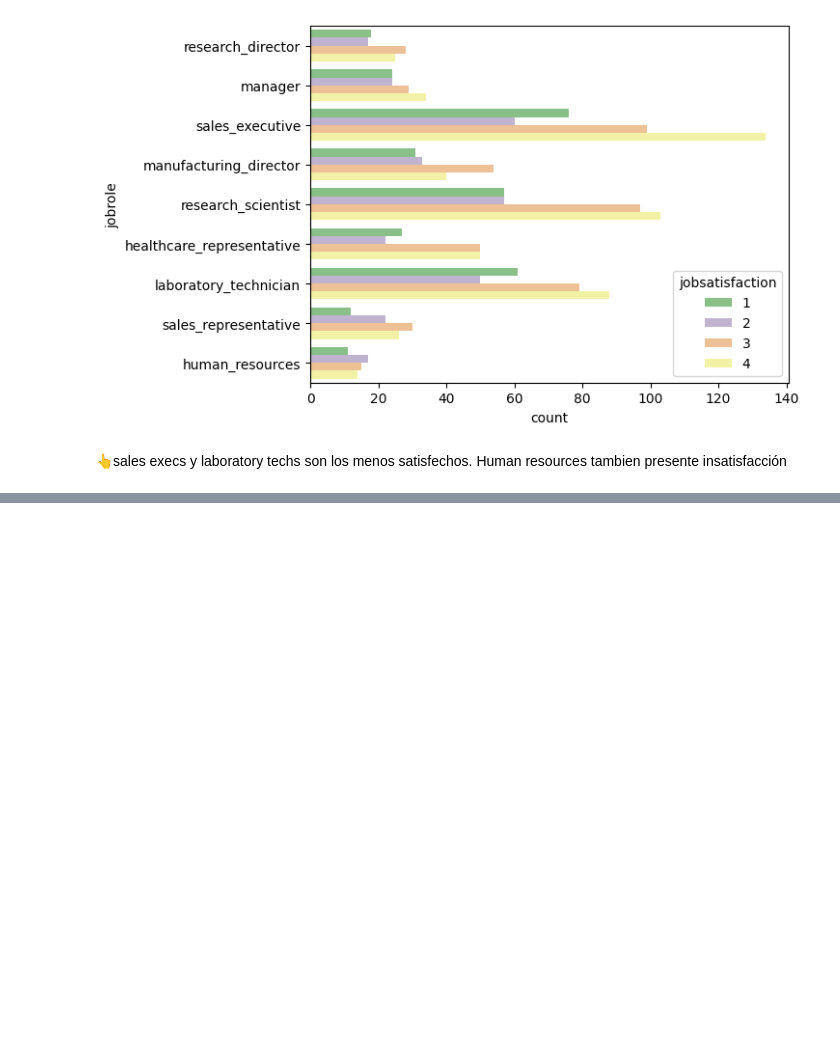
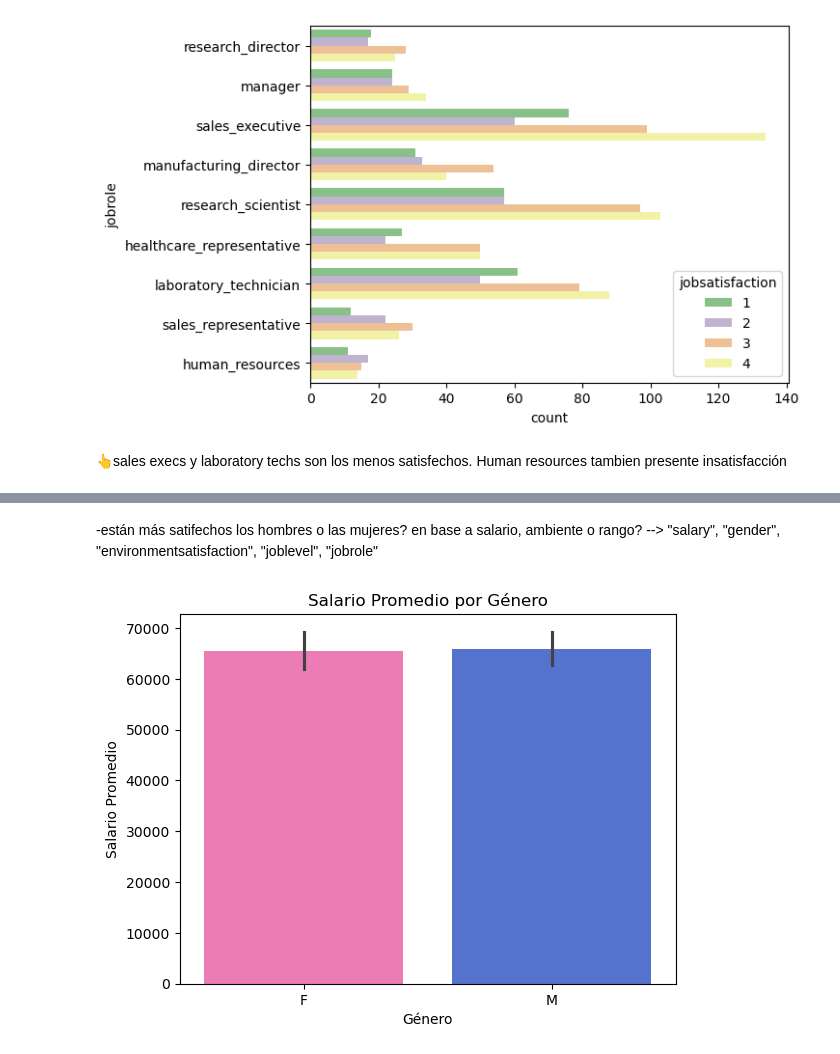
Before and after one commit to NuriaSalasVazquez/project-da-promo-49-modulo-3-team-4, a Jupyter notebook: EDA.ipynb, the cells around one changed output, grey strips where cells are left out. Saved outputs shown, nothing was run; the diff lists cells and outputs as text; code cells hidden in the pictures; blank space fills up the shorter version.

```diff
--- a/EDA.ipynb
+++ b/EDA.ipynb
@@ -827,0 +866,10 @@ sns.countplot(
+# %% [markdown]
+ -están más satifechos los hombres o las mujeres? en base a salario, ambiente o rango? --> "salary", "gender", "environmentsatisfaction", "joblevel", "jobrole"
+# %%
+sns.barplot(x="gender", y="salary", data=df, palette={"F": "#FF69B4", "M": "#4169E1"})
+plt.title("Salario Promedio por Género")
+plt.xlabel("Género")
+plt.ylabel("Salario Promedio")
+plt.show()
+# %% [output]
+[figure, added]
```
Also changed, not shown: parts of 22 cells of this notebook.
